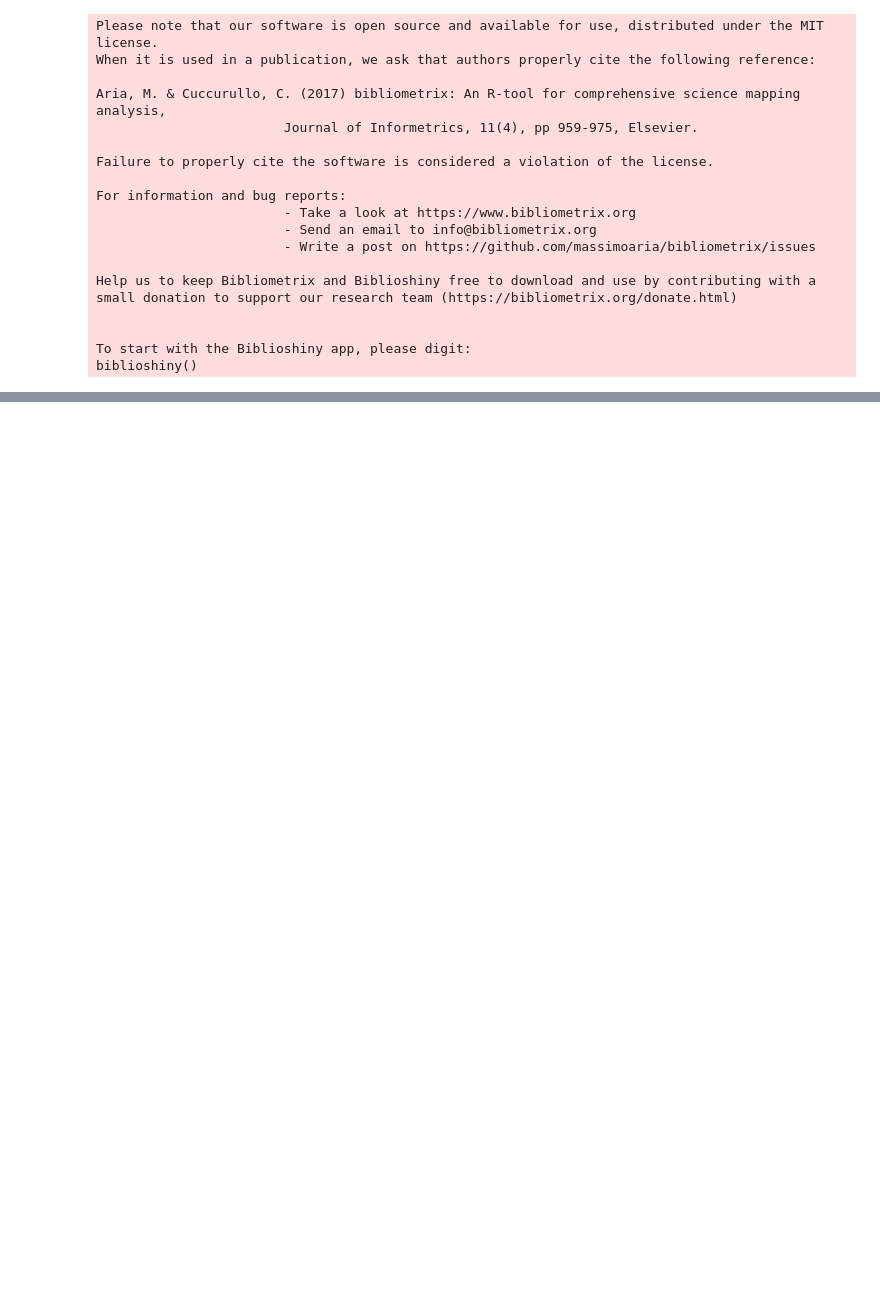
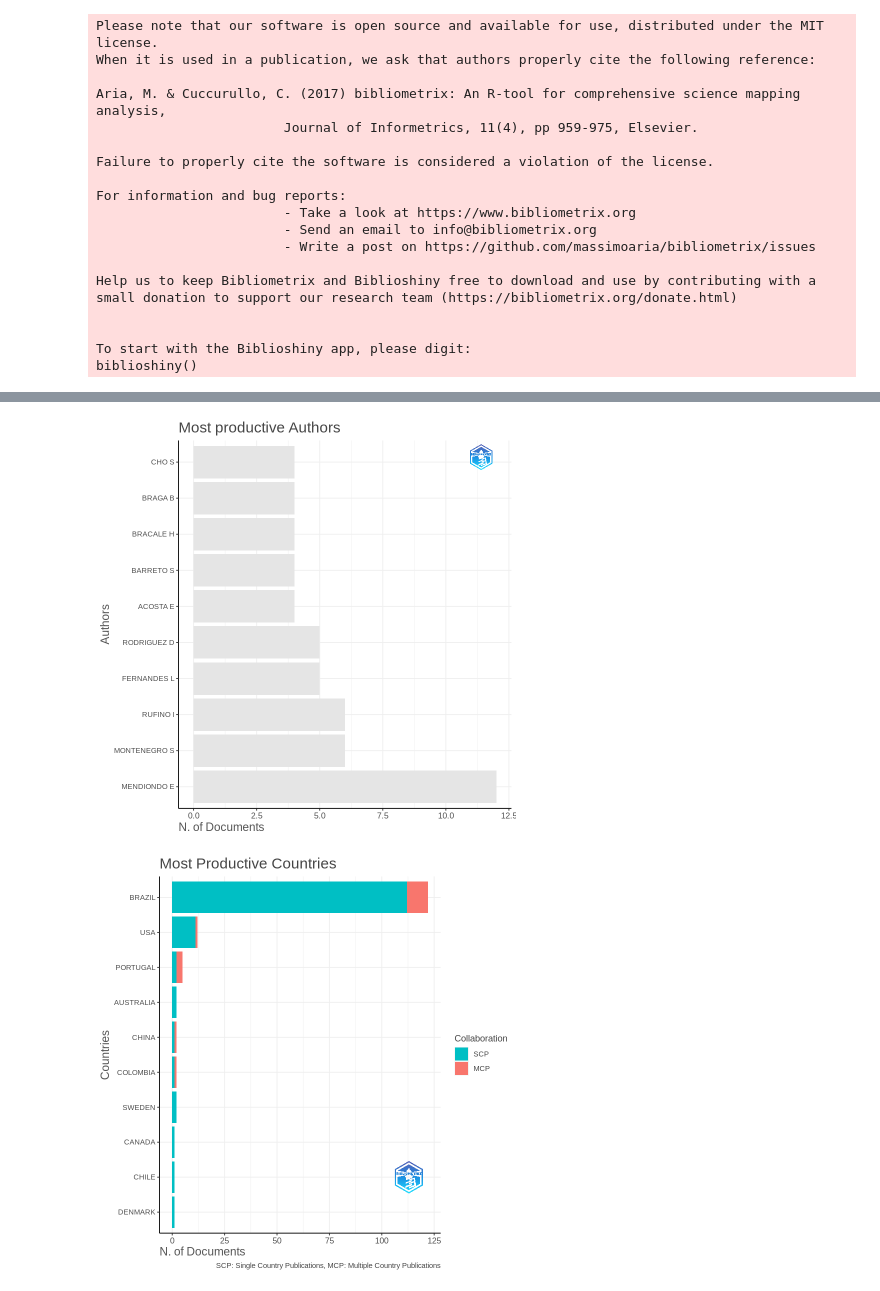
Before and after one commit to danielbenhur/NEADES_daniel, a Jupyter notebook: bib.ipynb, the cells around one changed output, grey strips where cells are left out. Cells and saved outputs as stored; diff of their text form; code cells hidden in the pictures; blank space fills up the shorter version.

```diff
--- a/bib.ipynb
+++ b/bib.ipynb
@@ -99,0 +102,5 @@ DOCUMENT TYPES
+# %%
+plot(resultados, k=10)   # Gráficos com dados bibliométricos básicos
+# %% [output]
+[figure, added]
+[figure, added]
```
Also changed, not shown: parts of 7 cells of this notebook.
